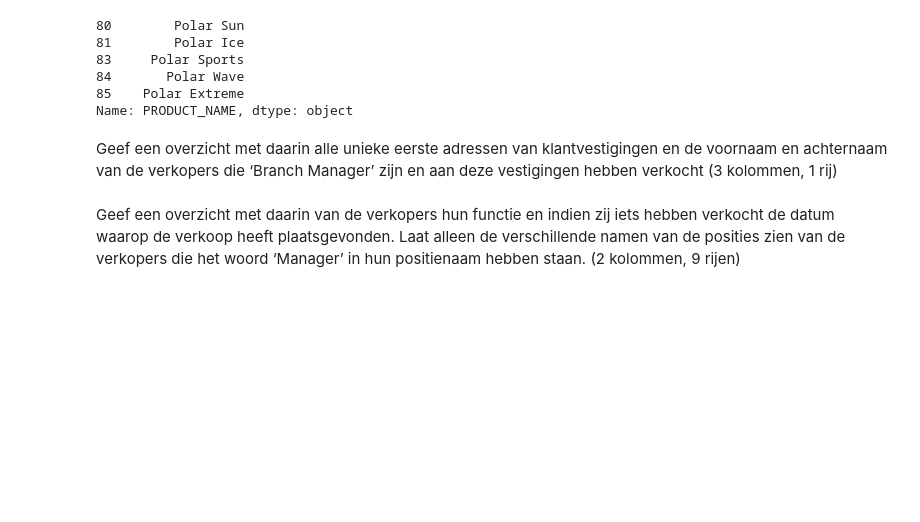
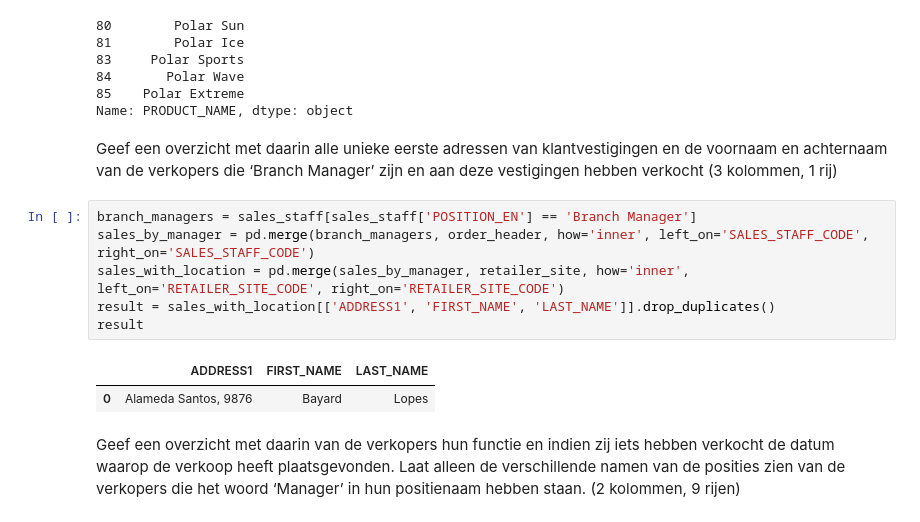
Before and after one commit to troykort/DaD, a Jupyter notebook: Practicum_2.3_Opdracht/Practicum_2.3_Opdrachten.ipynb, the cells around one changed output. Drawn from its saved outputs; the diff is of its cells as text; blank space fills up the shorter version.

```diff
--- a/Practicum_2.3_Opdracht/Practicum_2.3_Opdrachten.ipynb
+++ b/Practicum_2.3_Opdracht/Practicum_2.3_Opdrachten.ipynb
@@ -319,5 +319,14 @@ eyewear_product_names
 Name: PRODUCT_NAME, dtype: object
 # %% [markdown]
 Geef een overzicht met daarin alle unieke eerste adressen van klantvestigingen en de voornaam en achternaam van de verkopers die ‘Branch Manager’ zijn en aan deze vestigingen hebben verkocht (3 kolommen, 1 rij)
+# %%
+branch_managers = sales_staff[sales_staff['POSITION_EN'] == 'Branch Manager']
+sales_by_manager = pd.merge(branch_managers, order_header, how='inner', left_on='SALES_STAFF_CODE', right_on='SALES_STAFF_CODE')
+sales_with_location = pd.merge(sales_by_manager, retailer_site, how='inner', left_on='RETAILER_SITE_CODE', right_on='RETAILER_SITE_CODE')
+result = sales_with_location[['ADDRESS1', 'FIRST_NAME', 'LAST_NAME']].drop_duplicates()
+result
+# %% [output]
+|  | ADDRESS1 | FIRST_NAME | LAST_NAME |
+| 0 | Alameda Santos, 9876 | Bayard | Lopes |
 # %% [markdown]
 Geef een overzicht met daarin van de verkopers hun functie en indien zij iets hebben verkocht de datum waarop de verkoop heeft plaatsgevonden. Laat alleen de verschillende namen van de posities zien van de verkopers die het woord ‘Manager’ in hun positienaam hebben staan. (2 kolommen, 9 rijen)
```
Also changed, not shown: parts of 3 cells of this notebook, 2 other files.
